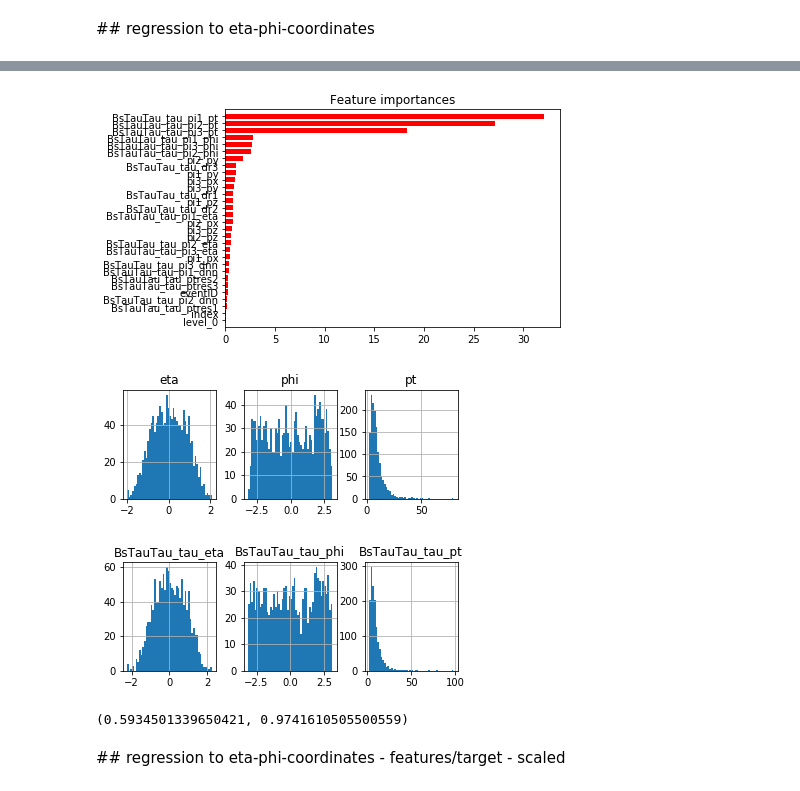
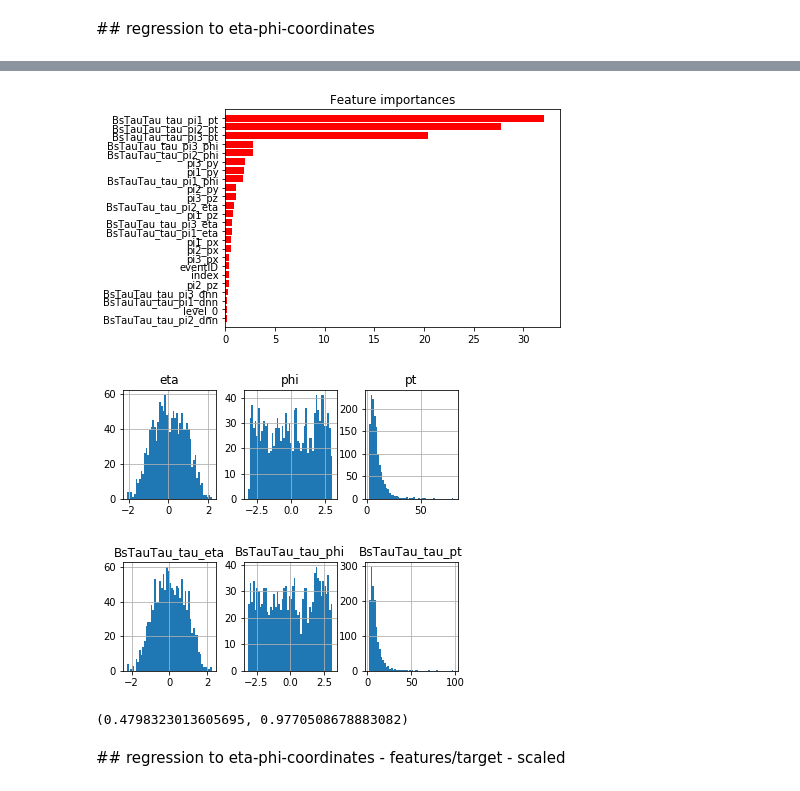
Before and after one commit to hevjinyarar/BsTauTau, a Jupyter notebook: Regression - CatBoost.ipynb, the cells around one changed output, grey strips where cells are left out. Cells and saved outputs as stored; diff of their text form; code cells hidden in the pictures.

```diff
--- a/Regression - CatBoost.ipynb
+++ b/Regression - CatBoost.ipynb
@@ -10,2 +11,4 @@ from sklearn.metrics import mean_squared_error, r2_score
 # %%
 data = pd.read_csv("signal_taus.csv")
+# %%
+data = data.drop(columns = ['Unnamed: 0','BsTauTau_tau_dr1', 'BsTauTau_tau_dr2', 'BsTauTau_tau_dr3','BsTauTau_tau_ptres1', 'BsTauTau_tau_ptres2', 'BsTauTau_tau_ptres3'])
@@ -14,7 +29,7 @@ data = pd.read_csv("signal_taus.csv")
 # %%
 labels = data[['BsTauTau_tau_pt', 'BsTauTau_tau_eta', 'BsTauTau_tau_phi']]
 data = data.drop(columns=['BsTauTau_tau_pt', 'BsTauTau_tau_eta', 'BsTauTau_tau_phi',
-                          'Unnamed: 0', 'label_tau_px', 'label_tau_py','label_tau_pz', 'label_tau_abs' ])
+                          'label_tau_px', 'label_tau_py','label_tau_pz', 'label_tau_abs' ])
 # %%
 indices = np.arange(len(data))
 X_train, X_test, y_train, y_test, index_train, index_test = train_test_split(data, labels,indices, test_size=0.3, shuffle = True, random_state=42)
@@ -28,30 +60,30 @@ model = train_on_cpu()
 # %%
 # Plot the feature importances
 importances = model.get_feature_importance()
 index = np.argsort(importances)
 importances = importances[index]
 indices = list(data.columns)
 indices = np.asarray(indices)[index]
 
 plt.figure()
-plt.rcParams['figure.figsize'] = [4, 7]
+plt.rcParams['figure.figsize'] = [3, 4]
 plt.title("Feature importances")
 plt.barh(range(importances.shape[0]), importances, color="r", align="center")
 plt.yticks(range(importances.shape[0]), indices)
 plt.ylim([-1, importances.shape[0]])
 plt.show()
 # %% [output]
-[figure, old version]
+[figure, new version]
 # %%
 preds = model.predict(X_test)
 preds_df = pd.DataFrame(columns=["pt","eta","phi"], data = preds)
 preds_df.hist(bins = 50, layout = (1,3), figsize = (6,2) );
 labels.iloc[index_test].hist(bins = 50, layout = (1,3), figsize = (6,2) );
 # %% [output]
-[figure, old version]
+[figure, new version]
 [figure]
 # %%
 # metric mse
-mean_squared_error(labels.iloc[index_test], preds_df), r2_score(labels.iloc[index_test], preds_df)
+mean_squared_error(labels.iloc[index_test], preds_df), r2_score(labels.iloc[index_test], preds_df, multioutput= "uniform_average")
 # %% [output]
-(0.5934501339650421, 0.9741610505500559)
+(0.4798323013605695, 0.9770508678883082)
```
Also changed, not shown: parts of 33 cells of this notebook, 1 other file.
